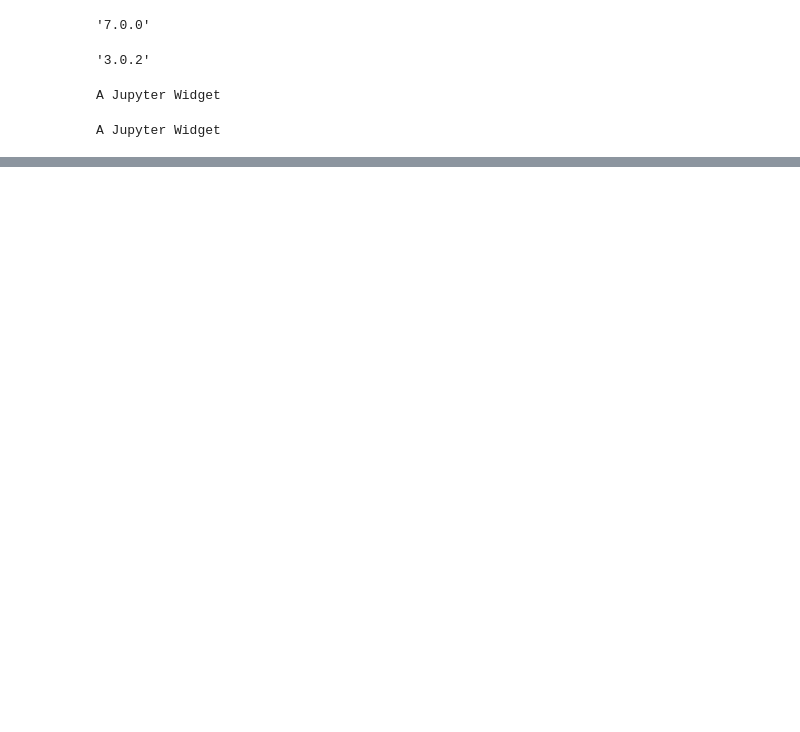
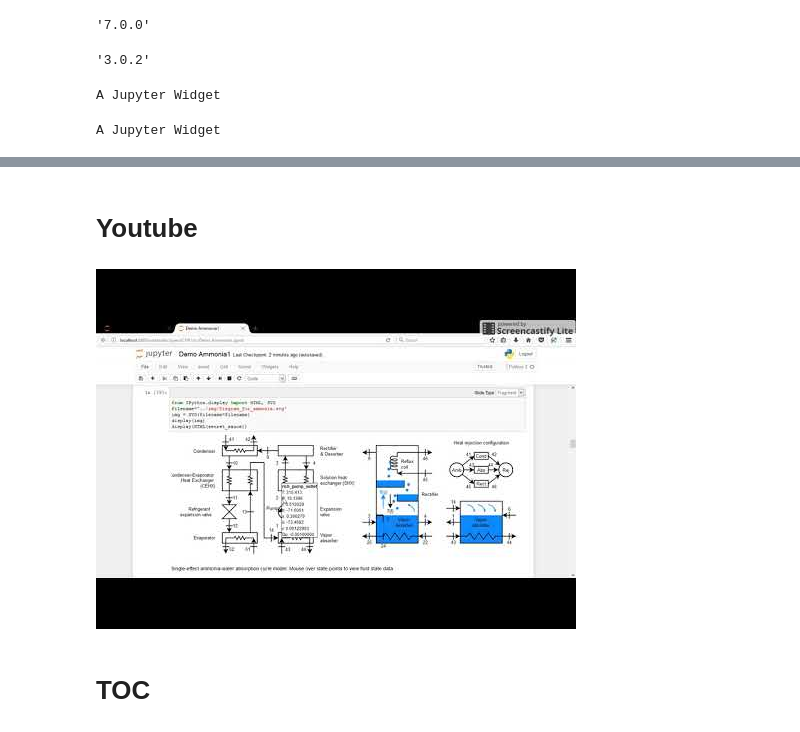
Before and after one commit to nfette/openACHP, a Jupyter notebook: src/sandbox.ipynb, the cells around one changed output, grey strips where cells are left out. Saved outputs shown, nothing was run; the diff lists cells and outputs as text; code cells hidden in the pictures; blank space fills up the shorter version.

```diff
--- a/src/sandbox.ipynb
+++ b/src/sandbox.ipynb
@@ -60,0 +78,6 @@ A Jupyter Widget
+# %%
+matplotlib.use('svg')
+import matplotlib.pyplot as plt
+plt.rcParams['svg.fonttype'] = 'none'
+plt.rcParams['font.sans-serif']# = 'sans-serif'
+#plt.rcParams['font.family']
@@ -60,0 +96,2 @@ A Jupyter Widget
+# %%
+plt.rcParams['font.sans-serif'] = 'Arial'
@@ -60,0 +157,2 @@ A Jupyter Widget
+# %% [markdown]
+# Youtube
@@ -60,0 +161,6 @@ A Jupyter Widget
+# %%
+YouTubeVideo('KO1pO4zR578',width=560)
+# %% [output]
+[figure, added]
+# %% [markdown]
+# TOC
```
Also changed, not shown: parts of 14 cells of this notebook, 1 other file.
